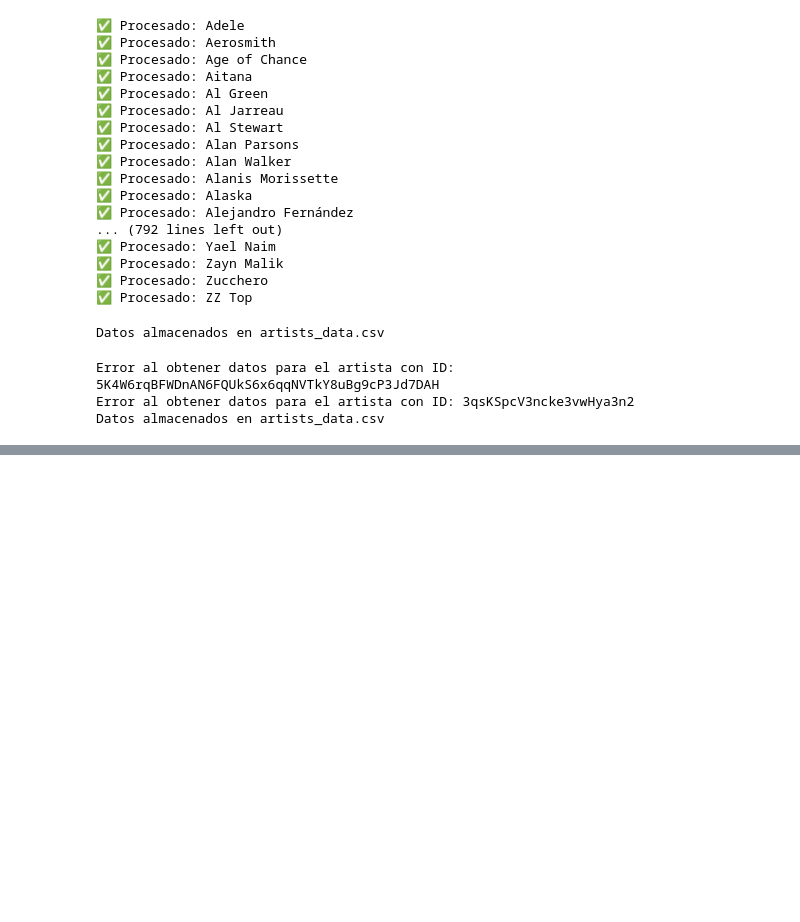
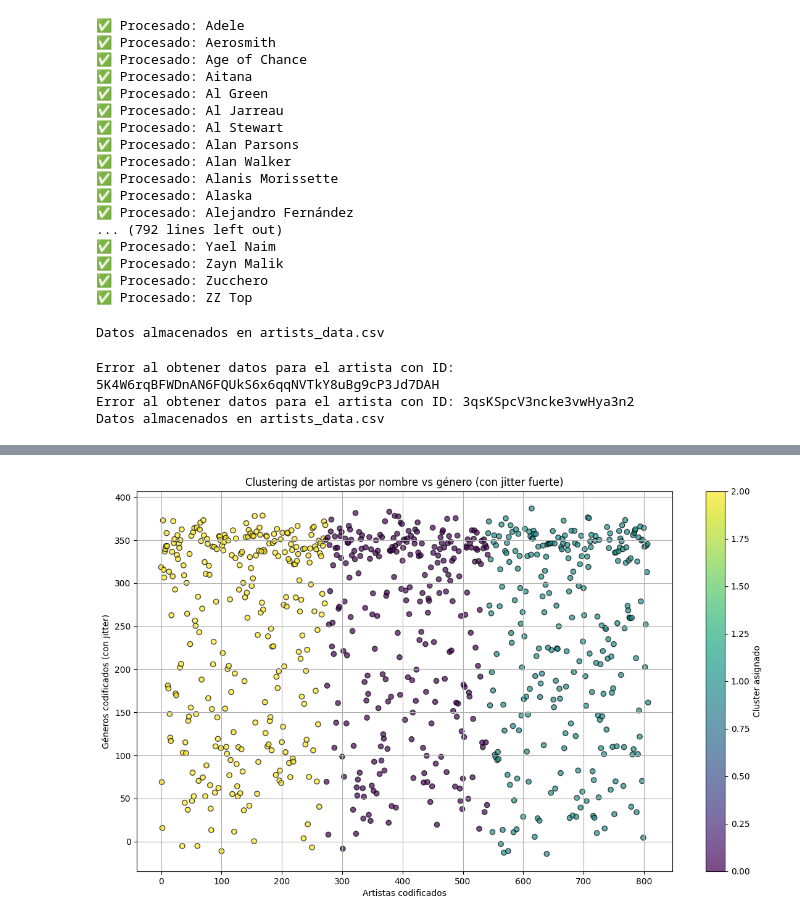
Before and after one commit to walterkocher/taller_intro2, a Jupyter notebook: prueba.ipynb, the cells around one changed output, grey strips where cells are left out. Drawn from its saved outputs; the diff is of its cells as text; code cells hidden in the pictures; blank space fills up the shorter version.

```diff
--- a/prueba.ipynb
+++ b/prueba.ipynb
@@ -424,0 +463,36 @@ Datos almacenados en artists_data.csv
+# %%
+import pandas as pd
+import numpy as np
+from sklearn.cluster import KMeans
+from sklearn.preprocessing import LabelEncoder
+import matplotlib.pyplot as plt
+
+# Leer el CSV
+df = pd.read_csv("generos_artistas.csv")
+
+# Codificar nombres y géneros
+name_encoder = LabelEncoder()
+genre_encoder = LabelEncoder()
+X = name_encoder.fit_transform(df["Original Name"])
+y = genre_encoder.fit_transform(df["Genres"])
+
+# Agregar jitter más fuerte (esto sí funcionará)
+np.random.seed(42)
+y_jittered = y + np.random.normal(0, 15, size=y.shape)  # Antes era ~2, ahora más visible
+
+# Reentrenar modelo KMeans con solo nombres
+X_2D = X.reshape(-1, 1)
+kmeans = KMeans(n_clusters=3, random_state=20)
+labels = kmeans.fit_predict(X_2D)
+
+# Graficar con jitter fuerte
+plt.figure(figsize=(14, 8))
+plt.scatter(X, y_jittered, c=labels, cmap='viridis', edgecolor='k', alpha=0.7)
+plt.title("Clustering de artistas por nombre vs género (con jitter fuerte)")
+plt.xlabel("Artistas codificados")
+plt.ylabel("Géneros codificados (con jitter)")
+plt.colorbar(label='Cluster asignado')
+plt.grid(True)
+plt.show()
+# %% [output]
+[figure, added]
```
Also changed, not shown: parts of 2 cells of this notebook.
